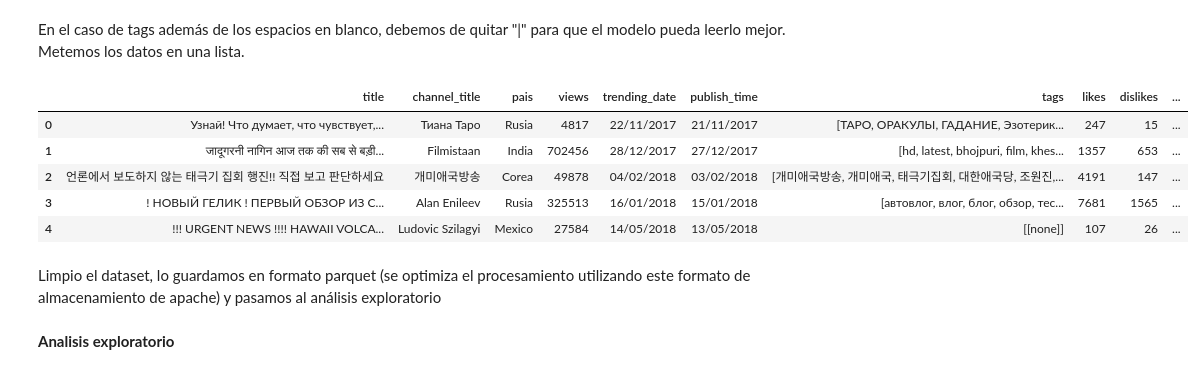
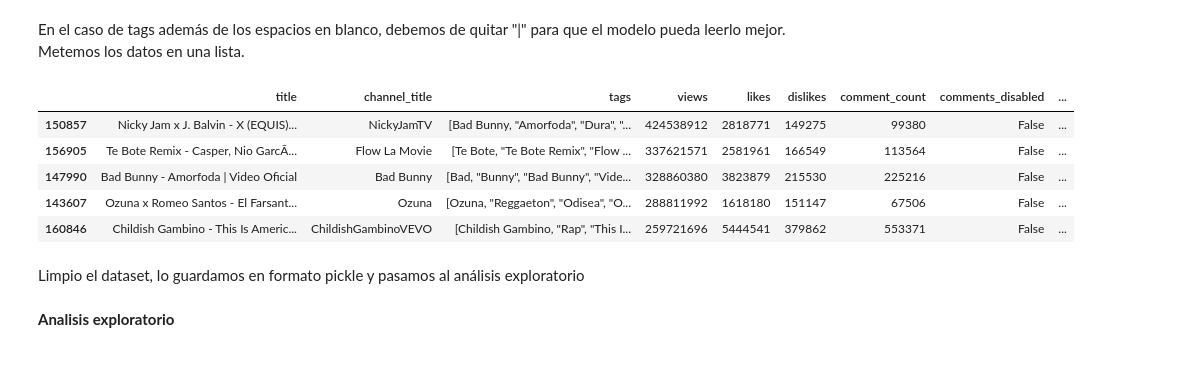
Before and after one commit to fernanditomartinez85/PRACTICA-FINAL-IA, a Jupyter notebook: exploratory_analysis.ipynb, the cells around one changed output. Saved outputs shown, nothing was run; the diff lists cells and outputs as text; code cells hidden in the pictures.

```diff
--- a/exploratory_analysis.ipynb
+++ b/exploratory_analysis.ipynb
@@ -248,0 +239,2 @@ df_spark_unido.dtypes#confirmamos el cambio de tipo
+# %%
+dataframe_final.drop(["trending_date","publish_time"], axis=1, inplace=True)
@@ -250,43 +251,14 @@ df_spark_unido.dtypes#confirmamos el cambio de tipo
 Vamos a modificar los formatos de cada columna. Comenzaremos con title de tipo string. Procedemos a quitar los espacios
 y los posibles saltos de línea al introducir el nombre del title.
 # %%
-df_spark_unido = df_spark_unido \
-    .withColumn("title", replace(col("title"), lit("\n"), lit(" "))) \
-    .withColumn("title", replace(col("title"), lit("\t"), lit(" "))) \
-    .withColumn("title", replace(col("title"), lit('"'), lit("")))
-
-df_spark_unido = df_spark_unido.withColumn("title", trim(col("title")))
-
-df_spark_unido = df_spark_unido \
-    .withColumn("title", replace(col("title"), lit("  "), lit(" "))) \
-    .withColumn("title", replace(col("title"), lit("  "), lit(" "))) \
-    .withColumn("title", replace(col("title"), lit("  "), lit(" "))) #hacemos esto 3 veces con el fin de quitar lo máximos espacios posibles.
+dataframe_final["title"] = (dataframe_final["title"].str.strip().str.split().str.join(" "))
 # %% [markdown]
 Realizamos la misma transformación en channel_title:
 # %%
-df_spark_unido = df_spark_unido \
-    .withColumn("channel_title", replace(col("channel_title"), lit("\n"), lit(" "))) \
-    .withColumn("channel_title", replace(col("channel_title"), lit("\t"), lit(" "))) \
-    .withColumn("channel_title", replace(col("channel_title"), lit('"'), lit("")))
-
-df_spark_unido = df_spark_unido.withColumn("channel_title", trim(col("channel_title")))
-
-df_spark_unido = df_spark_unido \
-    .withColumn("channel_title", replace(col("channel_title"), lit("  "), lit(" "))) \
-    .withColumn("channel_title", replace(col("channel_title"), lit("  "), lit(" "))) \
-    .withColumn("channel_title", replace(col("channel_title"), lit("  "), lit(" ")))
+dataframe_final["channel_title"] = (dataframe_final["channel_title"].str.strip().str.split().str.join(" "))
 # %% [markdown]
 En el caso de tags además de los espacios en blanco, debemos de quitar "|" para que el modelo pueda leerlo mejor.
 Metemos los datos en una lista.
 # %%
-df_spark_unido = df_spark_unido.withColumn("tags", replace(col("tags"), lit("|"), lit(" "))) \
-    .withColumn("tags", replace(col("tags"), lit("\n"), lit(" "))) \
-    .withColumn("tags", replace(col("tags"), lit("\t"), lit(" "))) \
-    .withColumn("tags", replace(col("tags"), lit('"'), lit("")))
-
-df_spark_unido = df_spark_unido.withColumn("tags", trim(col("tags")))
-
-df_spark_unido = df_spark_unido \
-    .withColumn("tags", replace(col("tags"), lit("  "), lit(" "))) \
-    .withColumn("tags", replace(col("tags"), lit("  "), lit(" "))) \
-    .withColumn("tags", replace(col("tags"), lit("  "), lit(" ")))
+dataframe_final["tags"] = (dataframe_final["tags"].str.strip().str.split().str.join(" "))
+dataframe_final["tags"] = (dataframe_final["tags"].str.strip().str.split("|", regex=False))
@@ -295,11 +265,11 @@ df_spark_unido = df_spark_unido.withColumn("tags", array_remove(split(col("tags"
 # %%
-df_spark_unido.limit(5).toPandas()
+dataframe_final.head(5)
 # %% [output]
-|  | title | channel_title | pais | views | trending_date | publish_time | tags | likes | dislikes | ... |
-| 0 | Узнай! Что думает, что чувствует,... | Тиана Таро | Rusia | 4817 | 22/11/2017 | 21/11/2017 | [ТАРО, ОРАКУЛЫ, ГАДАНИЕ, Эзотерик... | 247 | 15 | ... |
-| 1 | जादूगरनी नागिन आज तक की सब से बड़ी... | Filmistaan | India | 702456 | 28/12/2017 | 27/12/2017 | [hd, latest, bhojpuri, film, khes... | 1357 | 653 | ... |
-| 2 | 언론에서 보도하지 않는 태극기 집회 행진!! 직접 보고 판단하세요 | 개미애국방송 | Corea | 49878 | 04/02/2018 | 03/02/2018 | [개미애국방송, 개미애국, 태극기집회, 대한애국당, 조원진,... | 4191 | 147 | ... |
-| 3 | ! НОВЫЙ ГЕЛИК ! ПЕРВЫЙ ОБЗОР ИЗ С... | Alan Enileev | Rusia | 325513 | 16/01/2018 | 15/01/2018 | [автовлог, влог, блог, обзор, тес... | 7681 | 1565 | ... |
-| 4 | !!! URGENT NEWS !!!! HAWAII VOLCA... | Ludovic Szilagyi | Mexico | 27584 | 14/05/2018 | 13/05/2018 | [[none]] | 107 | 26 | ... |
+|  | title | channel_title | tags | views | likes | dislikes | comment_count | comments_disabled | ... |
+| 150857 | Nicky Jam x J. Balvin - X (EQUIS)... | NickyJamTV | [Bad Bunny, "Amorfoda", "Dura", "... | 424538912 | 2818771 | 149275 | 99380 | False | ... |
+| 156905 | Te Bote Remix - Casper, Nio GarcÃ... | Flow La Movie | [Te Bote, "Te Bote Remix", "Flow ... | 337621571 | 2581961 | 166549 | 113564 | False | ... |
+| 147990 | Bad Bunny - Amorfoda | Video Oficial | Bad Bunny | [Bad, "Bunny", "Bad Bunny", "Vide... | 328860380 | 3823879 | 215530 | 225216 | False | ... |
+| 143607 | Ozuna x Romeo Santos - El Farsant... | Ozuna | [Ozuna, "Reggaeton", "Odisea", "O... | 288811992 | 1618180 | 151147 | 67506 | False | ... |
+| 160846 | Childish Gambino - This Is Americ... | ChildishGambinoVEVO | [Childish Gambino, "Rap", "This I... | 259721696 | 5444541 | 379862 | 553371 | False | ... |
 # %% [markdown]
-Limpio el dataset, lo guardamos en formato parquet (se optimiza el procesamiento utilizando este formato de almacenamiento de apache) y  pasamos al análisis exploratorio
+Limpio el dataset, lo guardamos en formato pickle y  pasamos al análisis exploratorio
```
Also changed, not shown: parts of 75 cells of this notebook.
